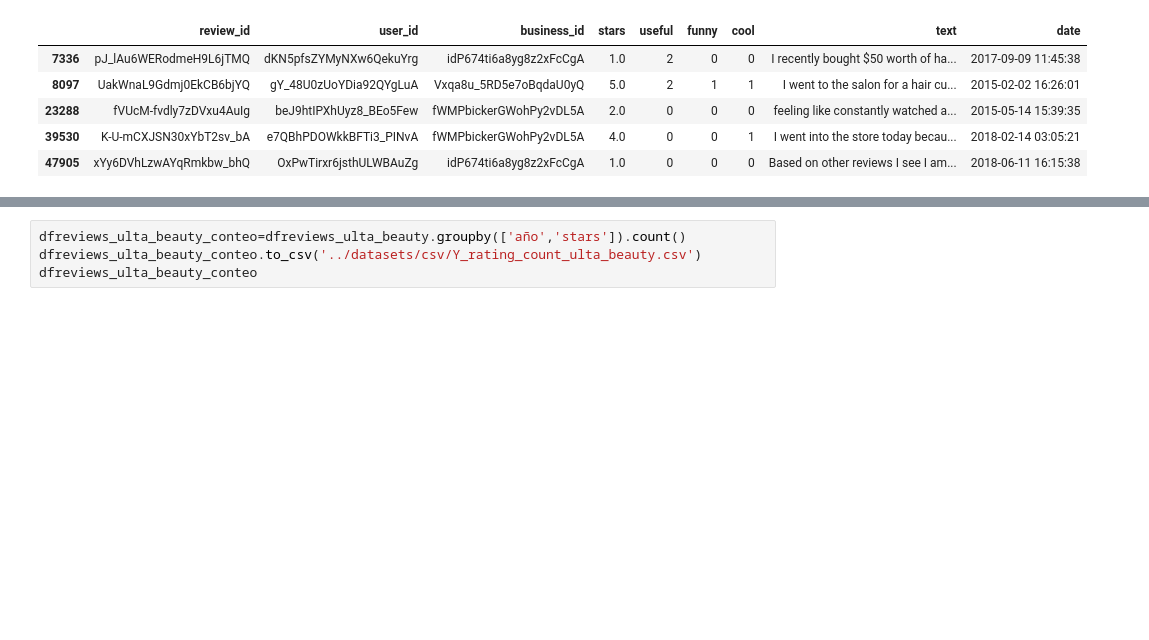
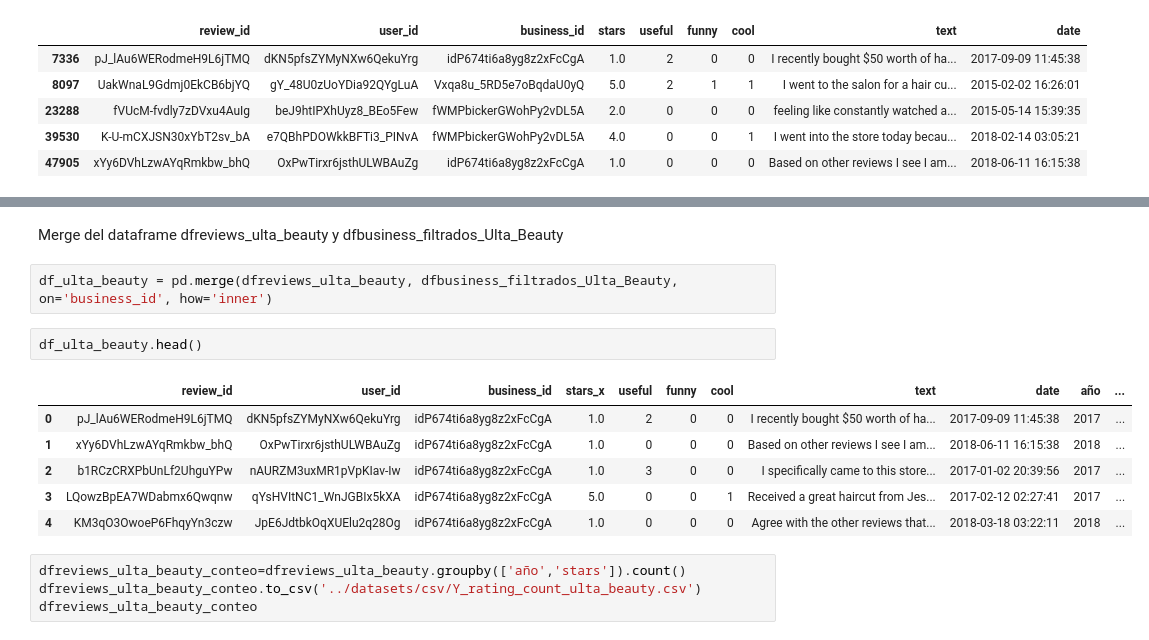
Before and after one commit to JohannaRangel/FinalProject_YelpGoogleMaps, a Jupyter notebook: notebooks/ETL_Yelp.ipynb, the cells around one changed output, grey strips where cells are left out. Drawn from its saved outputs; the diff is of its cells as text; blank space fills up the shorter version.

Commit message:
Merge review and bussines

```diff
--- a/notebooks/ETL_Yelp.ipynb
+++ b/notebooks/ETL_Yelp.ipynb
@@ -262,6 +259,19 @@ See the caveats in the documentation: https://pandas.pydata.org/pandas-docs/stab
 | 23288 | fVUcM-fvdly7zDVxu4AuIg | beJ9htIPXhUyz8_BEo5Few | fWMPbickerGWohPy2vDL5A | 2.0 | 0 | 0 | 0 | feeling like constantly watched a... | 2015-05-14 15:39:35 | 2015 |
 | 39530 | K-U-mCXJSN30xYbT2sv_bA | e7QBhPDOWkkBFTi3_PINvA | fWMPbickerGWohPy2vDL5A | 4.0 | 0 | 0 | 1 | I went into the store today becau... | 2018-02-14 03:05:21 | 2018 |
 | 47905 | xYy6DVhLzwAYqRmkbw_bhQ | OxPwTirxr6jsthULWBAuZg | idP674ti6a8yg8z2xFcCgA | 1.0 | 0 | 0 | 0 | Based on other reviews I see I am... | 2018-06-11 16:15:38 | 2018 |
+# %% [markdown]
+Merge del dataframe dfreviews_ulta_beauty y dfbusiness_filtrados_Ulta_Beauty
+# %%
+df_ulta_beauty = pd.merge(dfreviews_ulta_beauty, dfbusiness_filtrados_Ulta_Beauty, on='business_id', how='inner')
+# %%
+df_ulta_beauty.head()
+# %% [output]
+|  | review_id | user_id | business_id | stars_x | useful | funny | cool | text | date | año | ... |
+| 0 | pJ_lAu6WERodmeH9L6jTMQ | dKN5pfsZYMyNXw6QekuYrg | idP674ti6a8yg8z2xFcCgA | 1.0 | 2 | 0 | 0 | I recently bought $50 worth of ha... | 2017-09-09 11:45:38 | 2017 | ... |
+| 1 | xYy6DVhLzwAYqRmkbw_bhQ | OxPwTirxr6jsthULWBAuZg | idP674ti6a8yg8z2xFcCgA | 1.0 | 0 | 0 | 0 | Based on other reviews I see I am... | 2018-06-11 16:15:38 | 2018 | ... |
+| 2 | b1RCzCRXPbUnLf2UhguYPw | nAURZM3uxMR1pVpKIav-Iw | idP674ti6a8yg8z2xFcCgA | 1.0 | 3 | 0 | 0 | I specifically came to this store... | 2017-01-02 20:39:56 | 2017 | ... |
+| 3 | LQowzBpEA7WDabmx6Qwqnw | qYsHVItNC1_WnJGBIx5kXA | idP674ti6a8yg8z2xFcCgA | 5.0 | 0 | 0 | 1 | Received a great haircut from Jes... | 2017-02-12 02:27:41 | 2017 | ... |
+| 4 | KM3qO3OwoeP6FhqyYn3czw | JpE6JdtbkOqXUElu2q28Og | idP674ti6a8yg8z2xFcCgA | 1.0 | 0 | 0 | 0 | Agree with the other reviews that... | 2018-03-18 03:22:11 | 2018 | ... |
 # %%
 dfreviews_ulta_beauty_conteo=dfreviews_ulta_beauty.groupby(['año','stars']).count()
 dfreviews_ulta_beauty_conteo.to_csv('../datasets/csv/Y_rating_count_ulta_beauty.csv')
```
Also changed, not shown: parts of 2 cells of this notebook.
